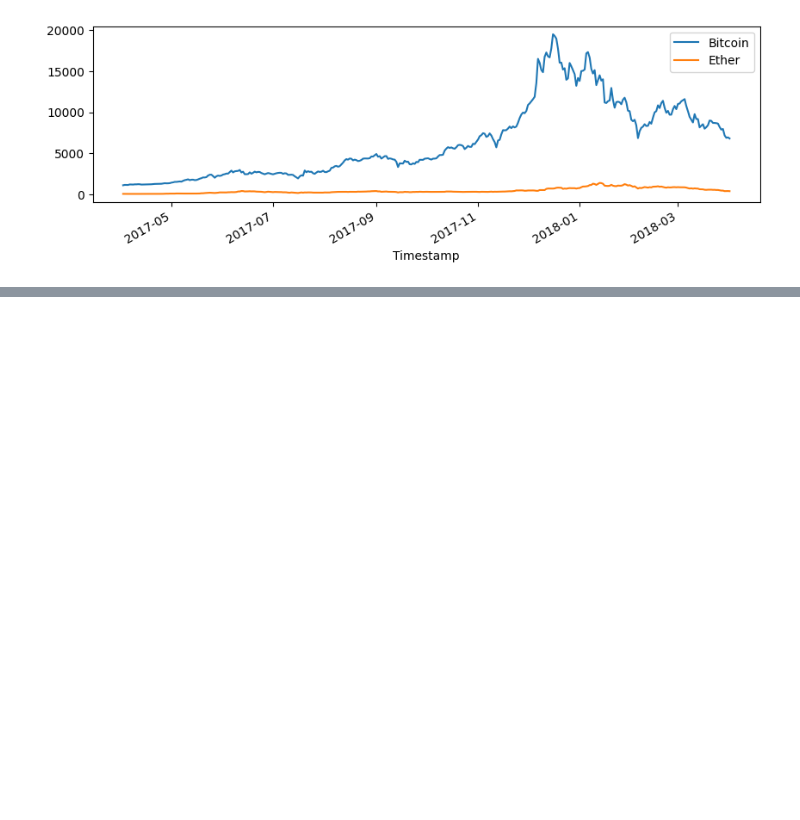
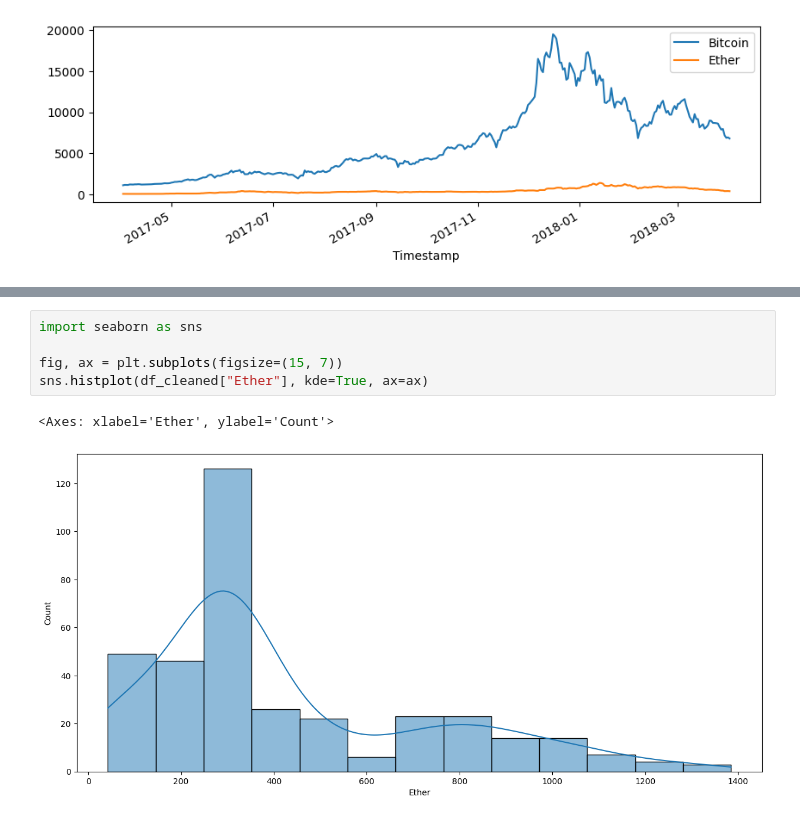
Before and after one commit to hh-blaire-cho/ds101_2025Jun, a Jupyter notebook: 11_Pandas_TimeSeries.ipynb, the cells around one changed output, grey strips where cells are left out. Saved outputs shown, nothing was run; the diff lists cells and outputs as text; blank space fills up the shorter version.

```diff
--- a/11_Pandas_TimeSeries.ipynb
+++ b/11_Pandas_TimeSeries.ipynb
@@ -573,0 +620,8 @@ df_cleaned.plot(figsize=(10, 3))
+# %%
+import seaborn as sns
+
+fig, ax = plt.subplots(figsize=(15, 7))
+sns.histplot(df_cleaned["Ether"], kde=True, ax=ax)
+# %% [output]
+<Axes: xlabel='Ether', ylabel='Count'>
+[figure, added]
```
Also changed, not shown: parts of 53 cells of this notebook, 6 other files.
